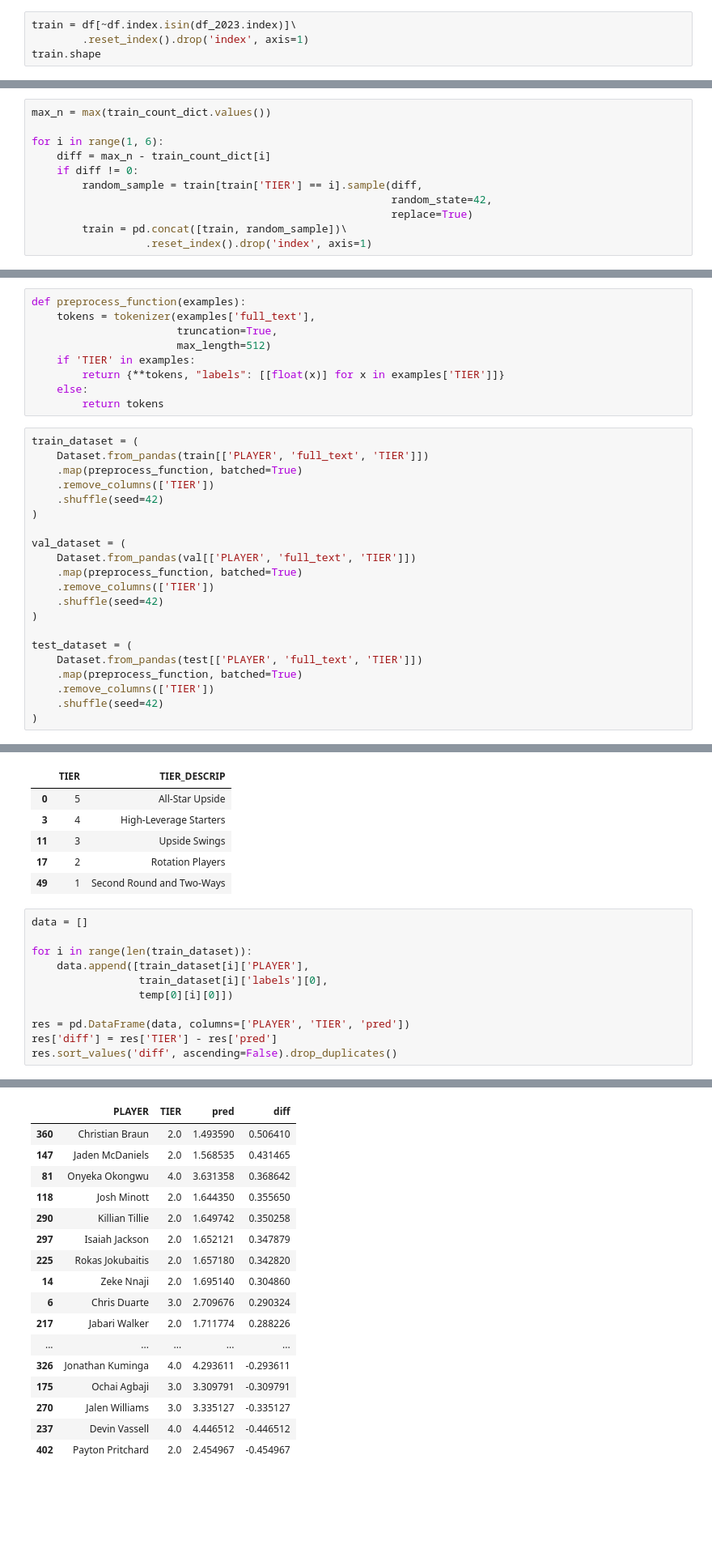
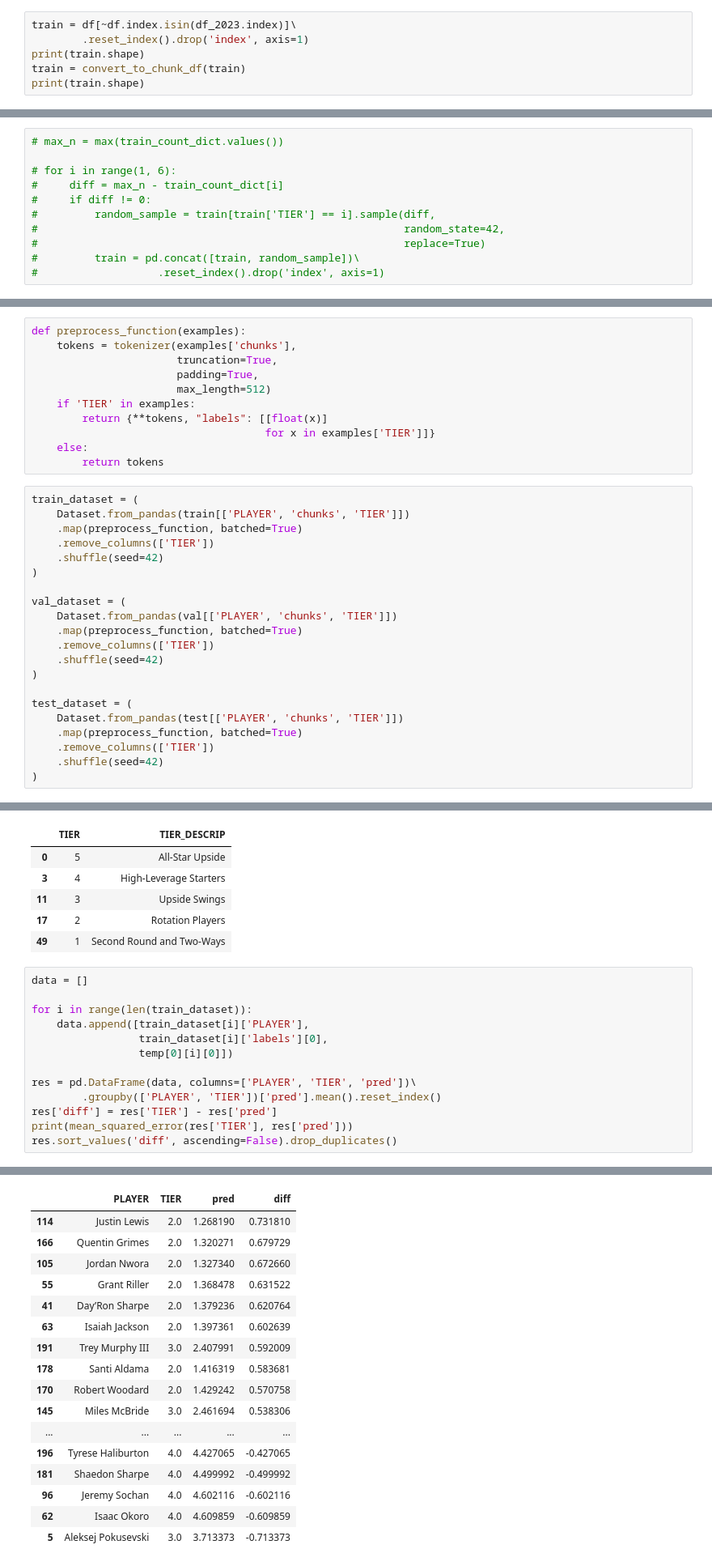
Before and after one commit to xulianrenzoku/decode-vecenie, a Jupyter notebook: modeling/modeling_notebook_reg.ipynb, the cells around one changed output, grey strips where cells are left out. Shown at 81% size. Drawn from its saved outputs; the diff is of its cells as text; blank space fills up the shorter version.

```diff
--- a/modeling/modeling_notebook_reg.ipynb
+++ b/modeling/modeling_notebook_reg.ipynb
@@ -41,5 +76,7 @@ val.shape, test.shape
 # %%
 train = df[~df.index.isin(df_2023.index)]\
         .reset_index().drop('index', axis=1)
-train.shape
+print(train.shape)
+train = convert_to_chunk_df(train)
+print(train.shape)
 # %% [output]
@@ -59,14 +97,14 @@ train_count_dict
 # %%
-max_n = max(train_count_dict.values())
+# max_n = max(train_count_dict.values())
 
-for i in range(1, 6):
-    diff = max_n - train_count_dict[i]
-    if diff != 0:
-        random_sample = train[train['TIER'] == i].sample(diff,
-                                                         random_state=42,
-                                                         replace=True)
-        train = pd.concat([train, random_sample])\
-                  .reset_index().drop('index', axis=1)
+# for i in range(1, 6):
+#     diff = max_n - train_count_dict[i]
+#     if diff != 0:
+#         random_sample = train[train['TIER'] == i].sample(diff,
+#                                                          random_state=42,
+#                                                          replace=True)
+#         train = pd.concat([train, random_sample])\
+#                   .reset_index().drop('index', axis=1)
 # %%
 train.groupby('TIER')['PLAYER'].count().to_dict()
 # %% [output]
@@ -127,30 +166,32 @@ model.classifier = torch.nn.Linear(
 )
 # %%
 def preprocess_function(examples):
-    tokens = tokenizer(examples['full_text'],
+    tokens = tokenizer(examples['chunks'],
                        truncation=True,
+                       padding=True,
                        max_length=512)
     if 'TIER' in examples:
-        return {**tokens, "labels": [[float(x)] for x in examples['TIER']]}
+        return {**tokens, "labels": [[float(x)]
+                                     for x in examples['TIER']]}
     else:
         return tokens
 # %%
 train_dataset = (
-    Dataset.from_pandas(train[['PLAYER', 'full_text', 'TIER']])
+    Dataset.from_pandas(train[['PLAYER', 'chunks', 'TIER']])
     .map(preprocess_function, batched=True)
     .remove_columns(['TIER'])
     .shuffle(seed=42)
 )
 
 val_dataset = (
-    Dataset.from_pandas(val[['PLAYER', 'full_text', 'TIER']])
+    Dataset.from_pandas(val[['PLAYER', 'chunks', 'TIER']])
     .map(preprocess_function, batched=True)
     .remove_columns(['TIER'])
     .shuffle(seed=42)
 )
 
 test_dataset = (
-    Dataset.from_pandas(test[['PLAYER', 'full_text', 'TIER']])
+    Dataset.from_pandas(test[['PLAYER', 'chunks', 'TIER']])
     .map(preprocess_function, batched=True)
     .remove_columns(['TIER'])
     .shuffle(seed=42)
@@ -269,7 +307,9 @@ for i in range(len(train_dataset)):
                  train_dataset[i]['labels'][0],
                  temp[0][i][0]])
 
-res = pd.DataFrame(data, columns=['PLAYER', 'TIER', 'pred'])
+res = pd.DataFrame(data, columns=['PLAYER', 'TIER', 'pred'])\
+        .groupby(['PLAYER', 'TIER'])['pred'].mean().reset_index()
 res['diff'] = res['TIER'] - res['pred']
+print(mean_squared_error(res['TIER'], res['pred']))
 res.sort_values('diff', ascending=False).drop_duplicates()
 # %% [output]
@@ -276,20 +317,20 @@ res.sort_values('diff', ascending=False).drop_duplicates()
 |  | PLAYER | TIER | pred | diff |
-| 360 | Christian Braun | 2.0 | 1.493590 | 0.506410 |
-| 147 | Jaden McDaniels | 2.0 | 1.568535 | 0.431465 |
-| 81 | Onyeka Okongwu | 4.0 | 3.631358 | 0.368642 |
-| 118 | Josh Minott | 2.0 | 1.644350 | 0.355650 |
-| 290 | Killian Tillie | 2.0 | 1.649742 | 0.350258 |
-| 297 | Isaiah Jackson | 2.0 | 1.652121 | 0.347879 |
-| 225 | Rokas Jokubaitis | 2.0 | 1.657180 | 0.342820 |
-| 14 | Zeke Nnaji | 2.0 | 1.695140 | 0.304860 |
-| 6 | Chris Duarte | 3.0 | 2.709676 | 0.290324 |
-| 217 | Jabari Walker | 2.0 | 1.711774 | 0.288226 |
+| 114 | Justin Lewis | 2.0 | 1.268190 | 0.731810 |
+| 166 | Quentin Grimes | 2.0 | 1.320271 | 0.679729 |
+| 105 | Jordan Nwora | 2.0 | 1.327340 | 0.672660 |
+| 55 | Grant Riller | 2.0 | 1.368478 | 0.631522 |
+| 41 | Day’Ron Sharpe | 2.0 | 1.379236 | 0.620764 |
+| 63 | Isaiah Jackson | 2.0 | 1.397361 | 0.602639 |
+| 191 | Trey Murphy III | 3.0 | 2.407991 | 0.592009 |
+| 178 | Santi Aldama | 2.0 | 1.416319 | 0.583681 |
+| 170 | Robert Woodard | 2.0 | 1.429242 | 0.570758 |
+| 145 | Miles McBride | 3.0 | 2.461694 | 0.538306 |
 | ... | ... | ... | ... | ... |
-| 326 | Jonathan Kuminga | 4.0 | 4.293611 | -0.293611 |
-| 175 | Ochai Agbaji | 3.0 | 3.309791 | -0.309791 |
-| 270 | Jalen Williams | 3.0 | 3.335127 | -0.335127 |
-| 237 | Devin Vassell | 4.0 | 4.446512 | -0.446512 |
-| 402 | Payton Pritchard | 2.0 | 2.454967 | -0.454967 |
+| 196 | Tyrese Haliburton | 4.0 | 4.427065 | -0.427065 |
+| 181 | Shaedon Sharpe | 4.0 | 4.499992 | -0.499992 |
+| 96 | Jeremy Sochan | 4.0 | 4.602116 | -0.602116 |
+| 62 | Isaac Okoro | 4.0 | 4.609859 | -0.609859 |
+| 5 | Aleksej Pokusevski | 3.0 | 3.713373 | -0.713373 |
 # %%
 temp = trainer.predict(val_dataset)
 mean_squared_error([x[0] for x in temp[1]],
```
Also changed, not shown: parts of 24 cells of this notebook.
